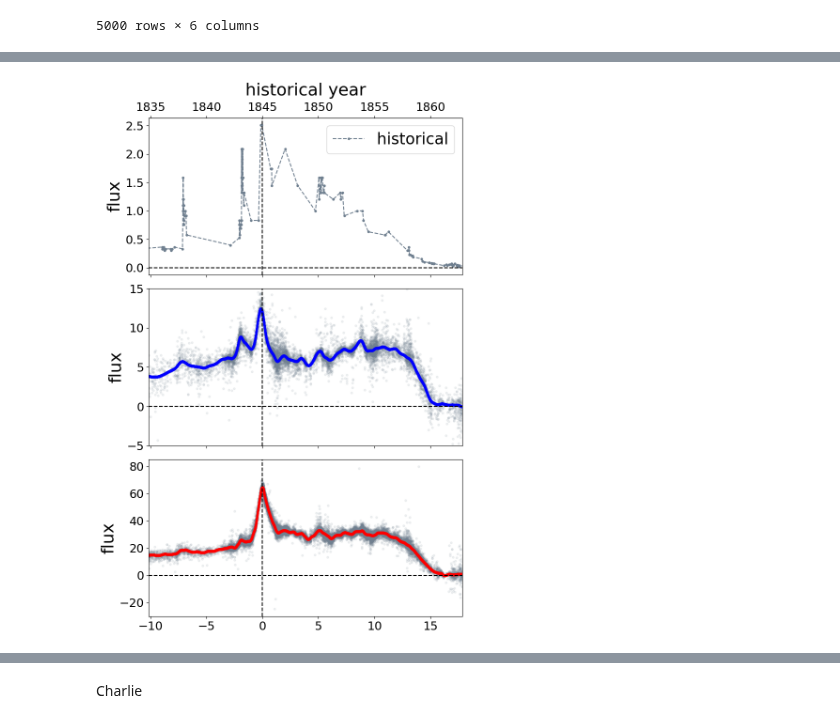
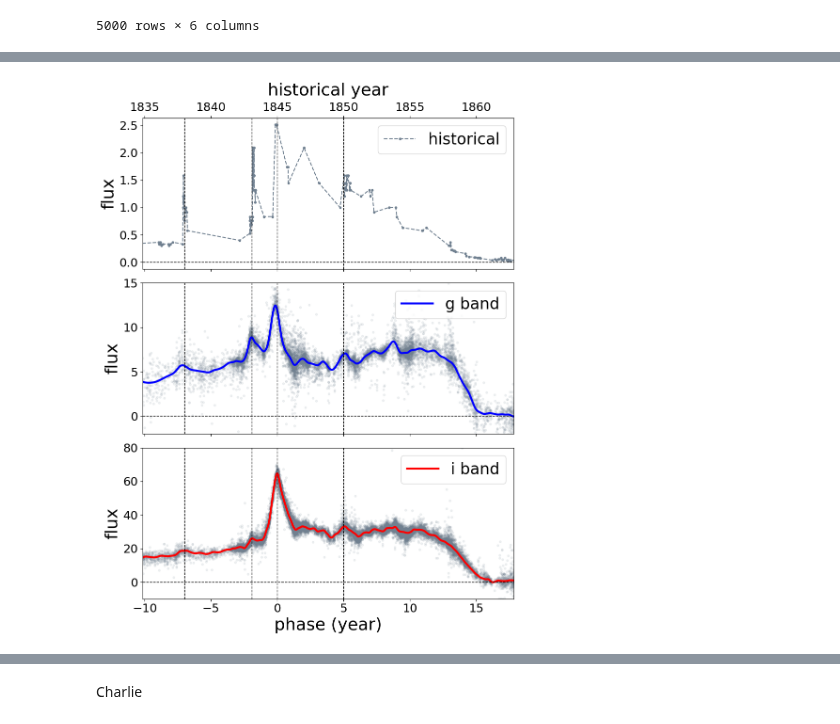
Before and after one commit to xiaolng/EtaCarEchoes, a Jupyter notebook: old_vers1/color_to_Teff_Pickle.ipynb, the cells around one changed output, grey strips where cells are left out. Drawn from its saved outputs; the diff is of its cells as text; code cells hidden in the pictures.

```diff
--- a/old_vers1/color_to_Teff_Pickle.ipynb
+++ b/old_vers1/color_to_Teff_Pickle.ipynb
@@ -364,7 +734,7 @@ def historic_year_to_phase(x):
     return x-1845
 # %%
 
-fig, axs = plt.subplots(3, 1, figsize=(8, 12), sharex=True)
+fig, axs = plt.subplots(3, 1, figsize=(9, 12), sharex=True)
 
 ax = axs[0]
 
@@ -377,9 +747,6 @@ y_err = eta_historic.t['Flux_err']
 ax.plot(x, y, '.--', color='slategray', label='historical')
 ax.set_xlim(2006-peak_t, 2034-peak_t)
 
-
-
-ax.legend()
 ax.set_ylabel('flux')
 
 
@@ -403,37 +770,44 @@ ax.plot(df['year'], df['muJyas2'], '.', alpha=0.1, color='slategray' )
 
 
 LCm2_g['year'] = Time(LCm2_g['mjd'], format='mjd', scale='utc').decimalyear - peak_t
 
 
 df = LCm2_g
-ax.plot(df['year'], df['muJyas2'], '.', alpha=0.5, color='b')
+ax.plot(df['year'], df['muJyas2'], '-', lw=3, alpha=1, color='b', label='g band')
 
 ax.set_ylabel('flux')
-ax.set_ylim([-5, 15])
+ax.set_ylim([-2, 15])
 # ----------------
 
 ax = axs[2]
 
 LCdat2_i['year'] = Time(LCdat2_i['mjd'], format='mjd', scale='utc').decimalyear - peak_t
 
 df = LCdat2_i
 ax.plot(df['year'], df['muJyas2'], '.', alpha=0.1, color='slategray' )
 
 
 LCm2_i['year'] = Time(LCm2_i['mjd'], format='mjd', scale='utc').decimalyear - peak_t
 
 
 df = LCm2_i
-ax.plot(df['year'], df['muJyas2'], '.', alpha=0.5, color='r')
+ax.plot(df['year'], df['muJyas2'], '-', lw=3, alpha=1, color='r', label='i band')
 
 ax.set_ylabel('flux')
+ax.set_ylim([-10, 80])
+
+ax.set_xlabel('phase (year)')
 # ----------------
 
 for ax in axs:
-    ax.axhline(y=0, ls='--', c='k')
-    ax.axvline(x=0, ls='--', c='k')
+    ax.axhline(y=0, ls='--', c='k', lw=1)
+    ax.axvline(x=0, ls='--', c='k', lw=1)
+    ax.axvline(x=0-1.9, ls='--', c='k', lw=1)
+    ax.axvline(x=0-7, ls='--', c='k', lw=1)
+    ax.axvline(x=0+5, ls='--', c='k', lw=1)
+    ax.legend(loc='upper right')
 
 fig.tight_layout()
 # %% [output]
-[figure, old version]
+[figure, new version]
 # %%
```
Also changed, not shown: parts of 32 cells of this notebook, 9 other files.
